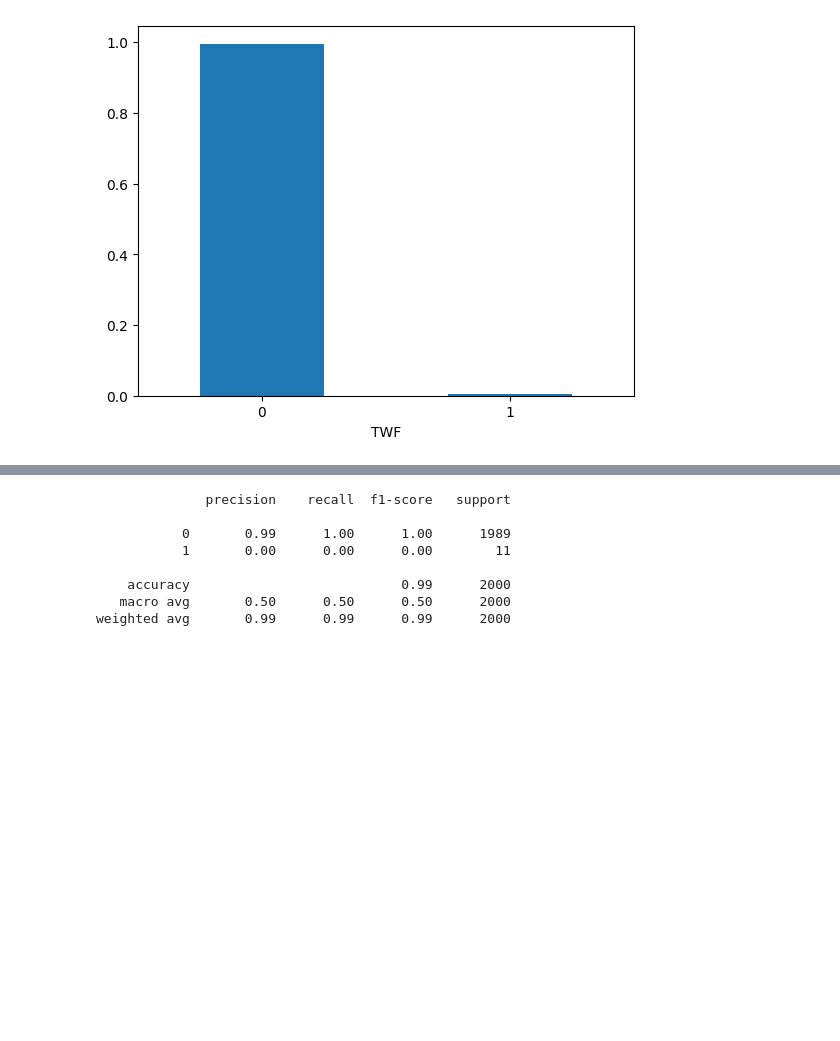
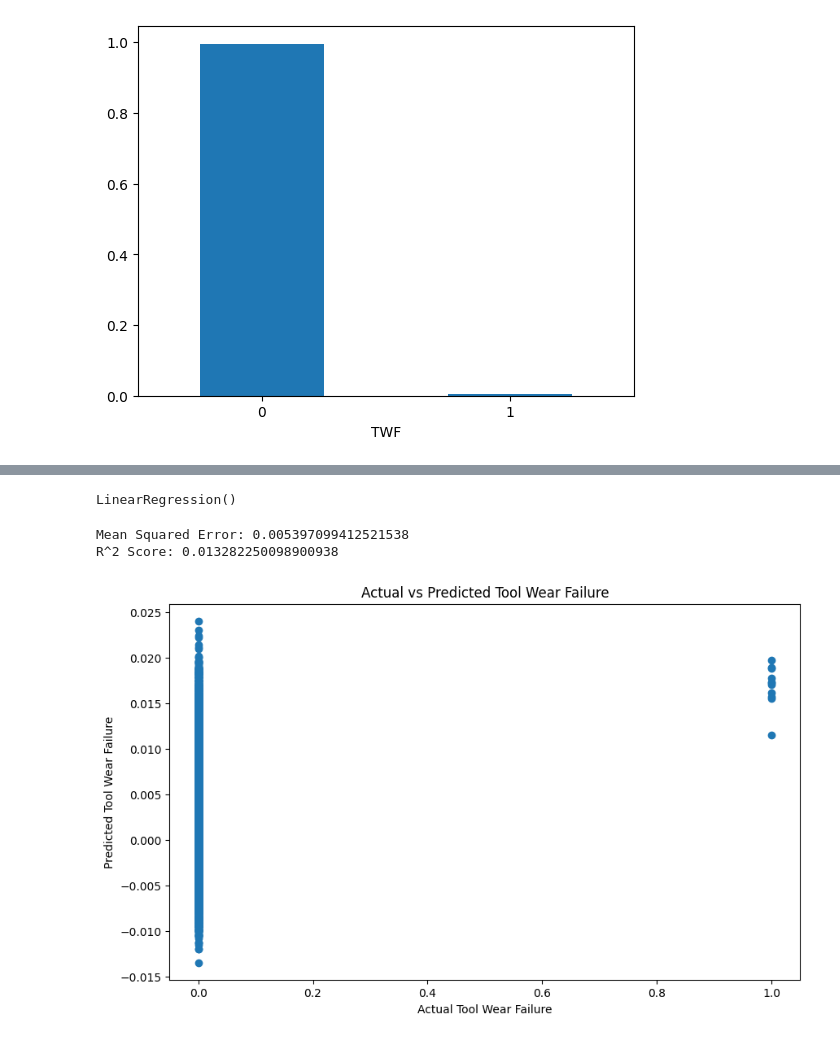
Before and after one commit to karuego/SIC-Batch5, a Jupyter notebook: Stage3/Tugas/tech_assignment_2.ipynb, the cells around one changed output, grey strips where cells are left out. Saved outputs shown, nothing was run; the diff lists cells and outputs as text; code cells hidden in the pictures; blank space fills up the shorter version.

```diff
--- a/Stage3/Tugas/tech_assignment_2.ipynb
+++ b/Stage3/Tugas/tech_assignment_2.ipynb
@@ -228,20 +175,29 @@ X_test = scaler.transform(X_test)
 # %%
-# Menggunakan K-Nearest Neighbors sebagai model prediksi
-model = KNeighborsClassifier()
+# Menggunakan Regresi Linier sebagai model prediksi
+model = LinearRegression()
 model.fit(X_train, y_train)
-
-# Melakukan prediksi pada data test
-y_pred = model.predict(X_test)
-
-
-print(classification_report(y_test, y_pred))
 # %% [output]
-              precision    recall  f1-score   support
-
-           0       0.99      1.00      1.00      1989
-           1       0.00      0.00      0.00        11
-
-    accuracy                           0.99      2000
-   macro avg       0.50      0.50      0.50      2000
-weighted avg       0.99      0.99      0.99      2000
+LinearRegression()
+# %%
+# Melakukan prediksi pada data pengujian
+y_pred = model.predict(X_test)
+
+mse = mean_squared_error(y_test, y_pred)
+r2 = r2_score(y_test, y_pred)
+
+print(f'Mean Squared Error: {mse}')
+print(f'R^2 Score: {r2}')
+# %% [output]
+Mean Squared Error: 0.005397099412521538
+R^2 Score: 0.013282250098900938
+# %%
+# Visualisasi Hasil Prediksi
+plt.figure(figsize=(10, 6))
+plt.scatter(y_test, y_pred)
+plt.xlabel('Actual Tool Wear Failure')
+plt.ylabel('Predicted Tool Wear Failure')
+plt.title('Actual vs Predicted Tool Wear Failure')
+plt.show()
+# %% [output]
+[figure, added]
 # %%
```
Also changed, not shown: parts of 13 cells of this notebook.
